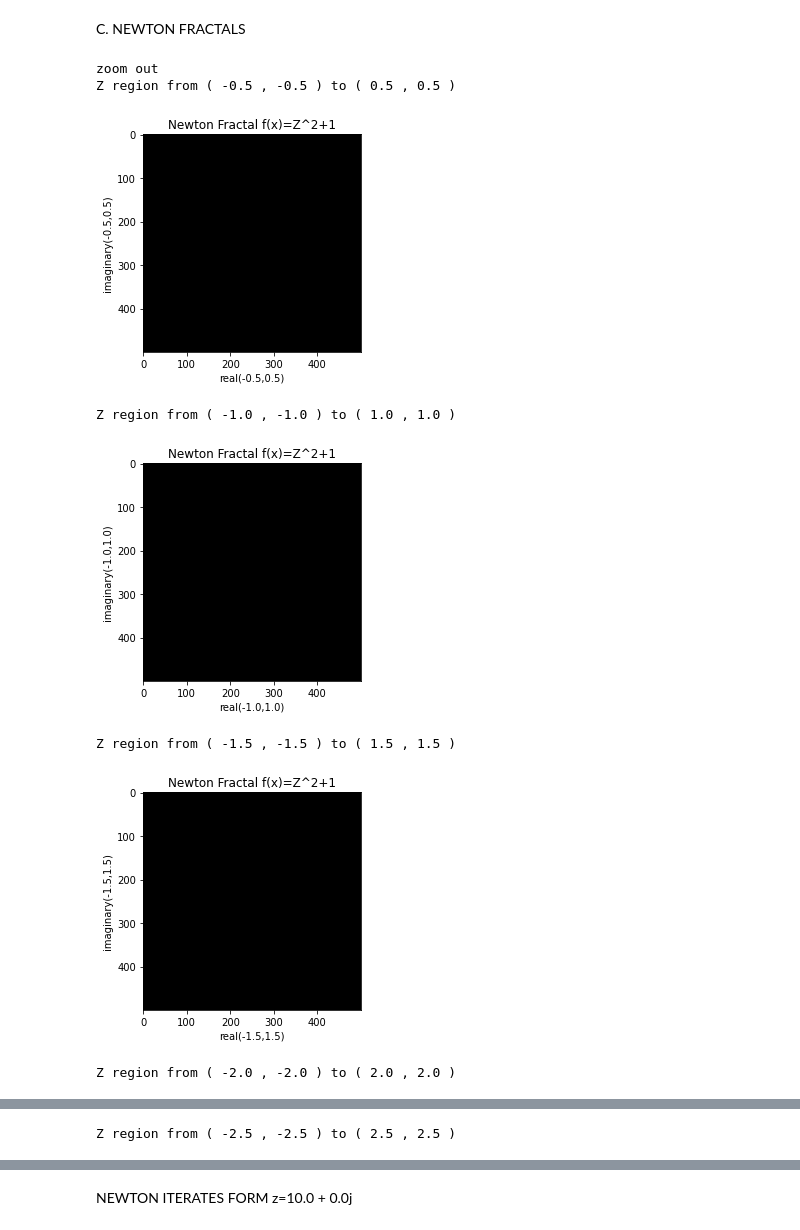
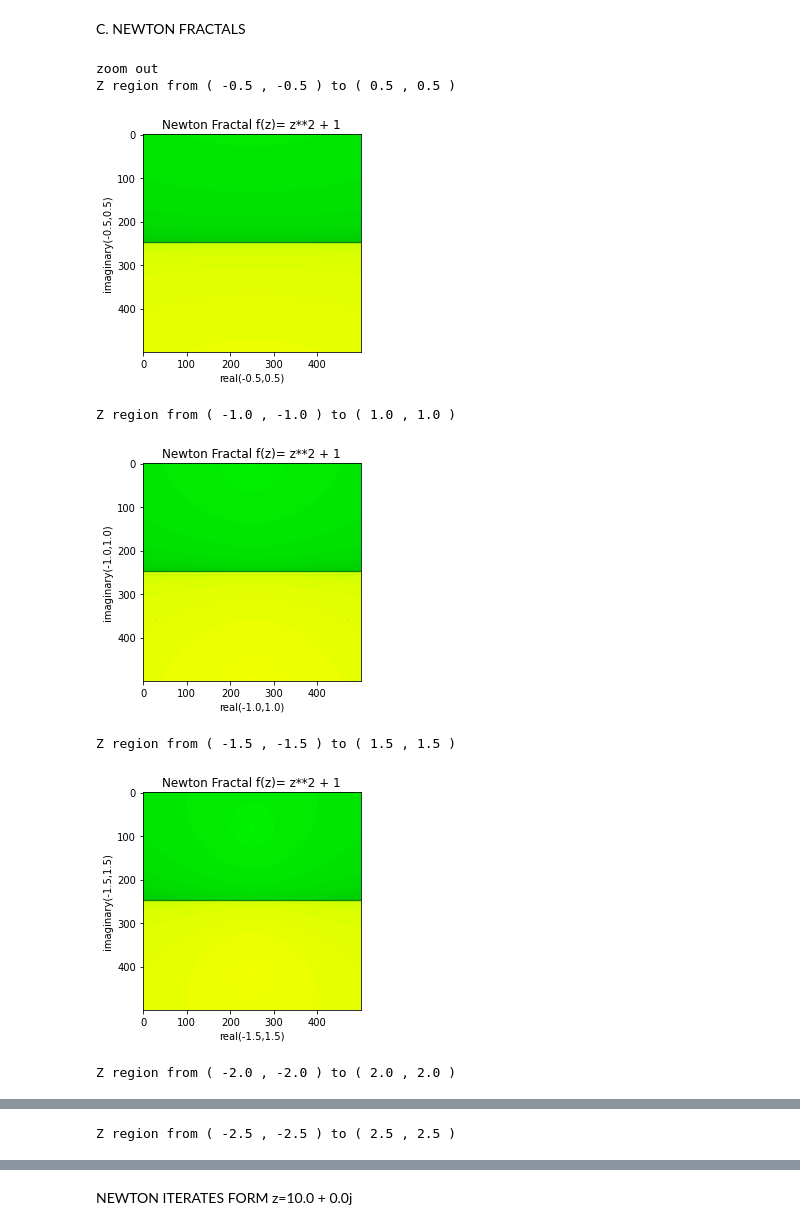
Before and after one commit to mvalbuenag/AlgorithmsUN2020II, a Jupyter notebook: QuadraticEquation.ipynb, the cells around one changed output, grey strips where cells are left out. Saved outputs shown, nothing was run; the diff lists cells and outputs as text; code cells hidden in the pictures.

```diff
--- a/QuadraticEquation.ipynb
+++ b/QuadraticEquation.ipynb
@@ -723,8 +719,8 @@ z=-0.0 - 10.0j
 r=[]
 i=[]
 for k in range(200):
-  dz = df(z)
-  z = z - f(z) / dz # Newton iteration
+  dz = df3(z)
+  z = z - f3(z) / dz # Newton iteration
   r.append(np.real(z))
   i.append(np.imag(z))
 plt.title('Newton iterates form z=0.0 - 10.0j')
@@ -744,8 +740,8 @@ z=-0.0 + 0.0j
 r=[]
 i=[]
 for k in range(200):
-  dz = df(z)
-  z = z - f(z) / dz # Newton iteration
+  dz = df3(z)
+  z = z - f3(z) / dz # Newton iteration
   r.append(np.real(z))
   i.append(np.imag(z))
 plt.plot(r)
@@ -759,10 +755,10 @@ ZeroDivisionError: ignored
 # %% [markdown]
 ### 4. (x ^ 2 + 1)
 # %%
-def f(z):
+def f4(z):
     return (z ** 2) +1
 
-def df(z):
+def df4(z):
     return 2 * z
 # %% [markdown]
 A.PLOT
@@ -824,8 +820,8 @@ def newton_set4(z_c_r=0, z_c_i=0, zh = 5, zw=5, width=500, height=500, zoom=1,
     eps = 1e-3 # max error allowed
 
     # Bounding roots
-    r1 = 1
-    r2 = -1
+    r1 = complex(0, -1)
+    r2 = complex(0, 1)
 
     # Color multiplication factor
     # NOTE: Increasing this darkens the image and lightens it otherwise
@@ -844,7 +840,7 @@ def newton_set4(z_c_r=0, z_c_i=0, zh = 5, zw=5, width=500, height=500, zoom=1,
 
                 for i in range(niter):
                     # complex numerical derivative
-                    dz = df(z)
+                    dz = df4(z)
                     if dz == 0:
                         break
 
@@ -852,7 +848,7 @@ def newton_set4(z_c_r=0, z_c_i=0, zh = 5, zw=5, width=500, height=500, zoom=1,
                     if count > 255:
                         break
 
-                    znext = z - f(z) / dz # Newton iteration
+                    znext = z - f4(z) / dz # Newton iteration
 
                     if abs(znext - z) < eps: # stop when close enough to any root
                         break
@@ -861,38 +857,38 @@ def newton_set4(z_c_r=0, z_c_i=0, zh = 5, zw=5, width=500, height=500, zoom=1,
 
                 # Pixels colored using the roots
                 if abs(z-r1)<eps:
-                    # color red
-                    pixels[height-y-1,x] = (255 - count*multcol, 0, 0)
+                    # color yellow
+                    pixels[height-y-1,x] = (255 - count*multcol, 255, 0)
                 elif abs(z-r2)<=eps:
                     # color green
                     pixels[height-y-1,x] = (0, 255 - count*multcol, 0)
                 else:
-                   pixels[height-y-1,x] = (0, 0, 0)
+                    pixels[height-y-1,x] = (0, 0, 0)
 
     return pixels
 
-def display4(z_c_r=0, z_c_i=0, zh = 1, zw=1, width=500, height=500, zoom=1,  niter=256):
+def display1(z_c_r=0, z_c_i=0, zh = 1, zw=1, width=500, height=500, zoom=1,  niter=256):
     """ Display a newton-raphson fractal """
     print("Z region from (",z_c_r+ (((0-(width/2))/width)*zw*zoom),",",z_c_i+(((0-(height/2))/height)*zh*zoom) ,") to (",z_c_r+ (((width-(width/2))/width)*zw*zoom),",",z_c_i+(((height-(height/2))/height)*zh*zoom),")")
     pimg = newton_set4(z_c_r=z_c_r, z_c_i=z_c_i, zh = zh, zw=zw, width=width, height=width, zoom=zoom,  niter=niter)
-    plt.title('Newton Fractal f(x)=Z^2+1')
+    plt.title('Newton Fractal f(z)= z**2 + 1')
     plt.xlabel("real"+"("+ str(z_c_r+ (((0-(width/2))/width)*zw*zoom))+","+str(z_c_r+ (((width-(width/2))/width)*zw*zoom))+")")
     plt.ylabel("imaginary"+"("+str(z_c_i+(((0-(height/2))/height)*zh*zoom))+","+str(z_c_i+(((height-(height/2))/height)*zh*zoom)) +")")
     plt.imshow(pimg)
     plt.show()
 # %%
 print("zoom out")
-display4(zoom=1)
-display4(zoom=2)
-display4(zoom=3)
-display4(zoom=4)
-display4(zoom=5)
+display1(zoom=1)
+display1(zoom=2)
+display1(zoom=3)
+display1(zoom=4)
+display1(zoom=5)
 # %% [output]
 zoom out
 Z region from ( -0.5 , -0.5 ) to ( 0.5 , 0.5 )
-[figure, old version]
+[figure, new version]
 Z region from ( -1.0 , -1.0 ) to ( 1.0 , 1.0 )
-[figure, old version]
+[figure, new version]
 Z region from ( -1.5 , -1.5 ) to ( 1.5 , 1.5 )
-[figure, old version]
+[figure, new version]
 Z region from ( -2.0 , -2.0 ) to ( 2.0 , 2.0 )
```
Also changed, not shown: parts of 31 cells of this notebook.
